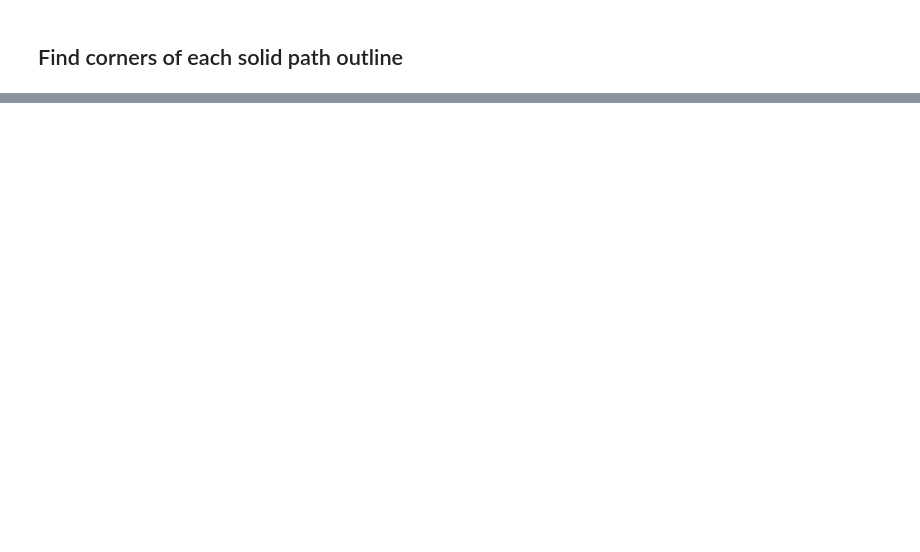
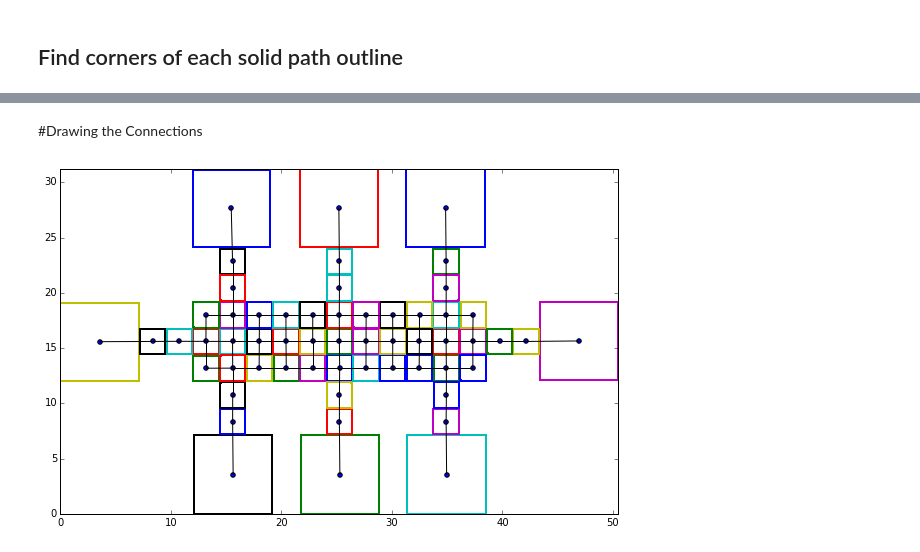
Before and after one commit to wheeler-microfluidics/device-connection-graph, a Jupyter notebook: Device connection graph.ipynb, the cells around one changed output, grey strips where cells are left out. Drawn from its saved outputs; the diff is of its cells as text; code cells hidden in the pictures; blank space fills up the shorter version.

Commit message:
Add draft of connection algorithm [Jerry]

```diff
--- a/Device connection graph.ipynb
+++ b/Device connection graph.ipynb
@@ -111,4 +110,7 @@ axis.set_ylabel('mm')
 # %% [markdown]
 ## Find corners of each solid path outline
 # %%
+df_scaled_x = extend_paths(df_device, 'x', .5)  # Extend x coords by abs units
+df_scaled_y = extend_paths(df_device, 'y', .5)  # Extend y coords by abs units
+
 df_corners = df_device.groupby('path_id').agg({'x': ['min', 'max'], 'y': ['min', 'max'], })
@@ -117,3 +116,0 @@ df_corners = df_device.groupby('path_id').agg({'x': ['min', 'max'], 'y': ['min',
-# %%
-df_stretched = df_scaled[df_scaled.path_id.isin(['path18145'])]
-xmin, xmax, ymin, ymax = df_stretched.x.min(), df_stretched.x.max(), df_stretched.y.min(), df_stretched.y.max()
@@ -128,0 +157,42 @@ df_corners[(df_corners.x['min'] < xmax) & (df_corners.x['max'] >= xmax)]
+# %% [markdown]
+#Drawing the Connections
+# %%
+
+# Create blank axis to draw on.
+fig, axis = plt.subplots(figsize=(10, 10))
+axis.set_aspect(True)
+
+# Get reference to cycling color generator.
+colors = axis._get_lines.color_cycle
+
+# Assign a color to each path identifier.
+path_ids = df_device.path_id.unique()
+path_colors = pd.Series([colors.next() for i in xrange(path_ids.shape[0])],
+                        index=path_ids)
+
+# Draw electrode paths
+for path_id, path_i in close_paths(df_device).groupby('path_id'):
+    color = path_colors[path_id]
+    poly = Polygon(path_i[['x', 'y']].values, edgecolor=color, closed=True,
+                   linewidth=2, facecolor='none')
+    axis.add_patch(poly)
+
+
+
+axis.set_xlim(df_device.x.min(), df_device.x.max())
+axis.set_ylim(df_device.y.min(), df_device.y.max())
+
+path_centers = df_device[['path_id', 'x_center', 'y_center']].drop_duplicates()
+axis.scatter(path_centers.x_center, path_centers.y_center)
+
+#Draws the connections
+for index, row in df_connected.iterrows():
+    path_current = path_centers[path_centers.path_id == row['source']]
+    path_adjacent = path_centers[path_centers.path_id == row['destination']]
+
+    path_current = path_current.append(path_adjacent)
+
+    poly = Polygon(path_current[['x_center','y_center']].values)
+    axis.add_patch(poly)
+# %% [output]
+[figure, added]
```
Also changed, not shown: parts of 7 cells of this notebook.
